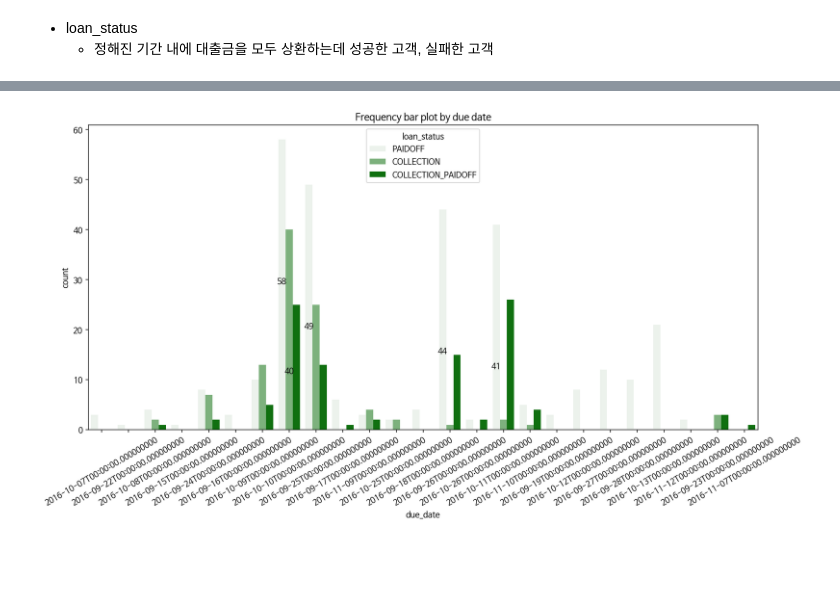
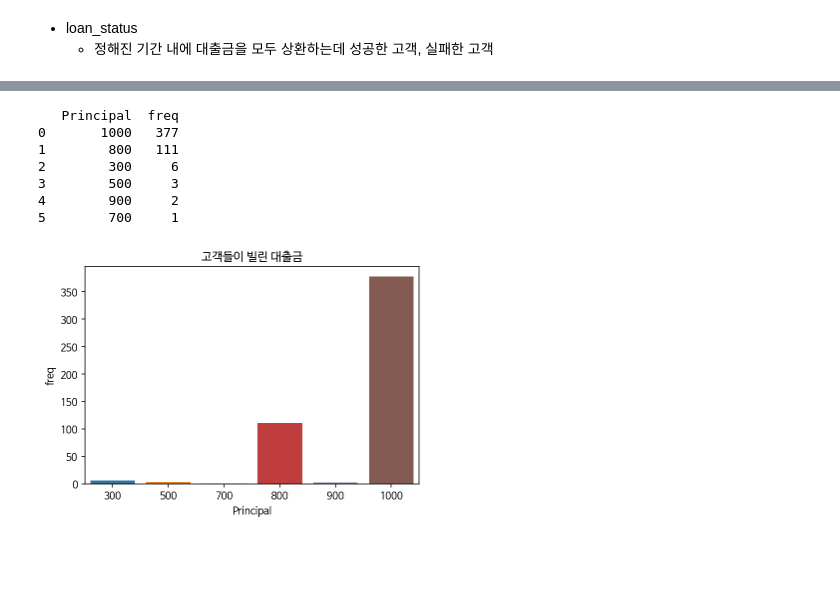
Before and after one commit to seonwoojh/KaggleStruggle, a Jupyter notebook: Kaggle_Loan_Data_Classification.ipynb, the cells around one changed output, grey strips where cells are left out. Drawn from its saved outputs; the diff is of its cells as text; code cells hidden in the pictures; blank space fills up the shorter version.

```diff
--- a/Kaggle_Loan_Data_Classification.ipynb
+++ b/Kaggle_Loan_Data_Classification.ipynb
@@ -213,13 +184,17 @@ f = sns.countplot(data=df, x='Principal',order=df['Principal'].value_counts().in
-# %%
-plt.figure(figsize=(15,7))
-plt.title('Frequency bar plot by due date')
-plt.xticks(rotation=30)
-h = sns.countplot(data=df, x='due_date', hue='loan_status',color='Green')
-
-ax=h
-for h in ax.patches:
-    ax.annotate("%.0f" % h.get_height(), (h.get_x() + h.get_width()/2., h.get_height() - 30),
-       ha='center', va='center', fontsize=10, color='black', xytext=(0, 10),
-       textcoords='offset points')
-# %% [output]
-[figure, removed]
+# %%
+# 대출금별로 그룹화하고 빈도수를 구하여 막대그래프로 시각화.
+
+df_Principal = df['Principal'].value_counts().reset_index()
+df_Principal.columns = ['Principal', 'freq']
+print(df_Principal)
+plt.title('고객들이 빌린 대출금')
+gg = sns.barplot(data=df_Principal, x='Principal', y='freq')
+# %% [output]
+   Principal  freq
+0       1000   377
+1        800   111
+2        300     6
+3        500     3
+4        900     2
+5        700     1
+[figure, added]
```
Also changed, not shown: parts of 11 cells of this notebook.
